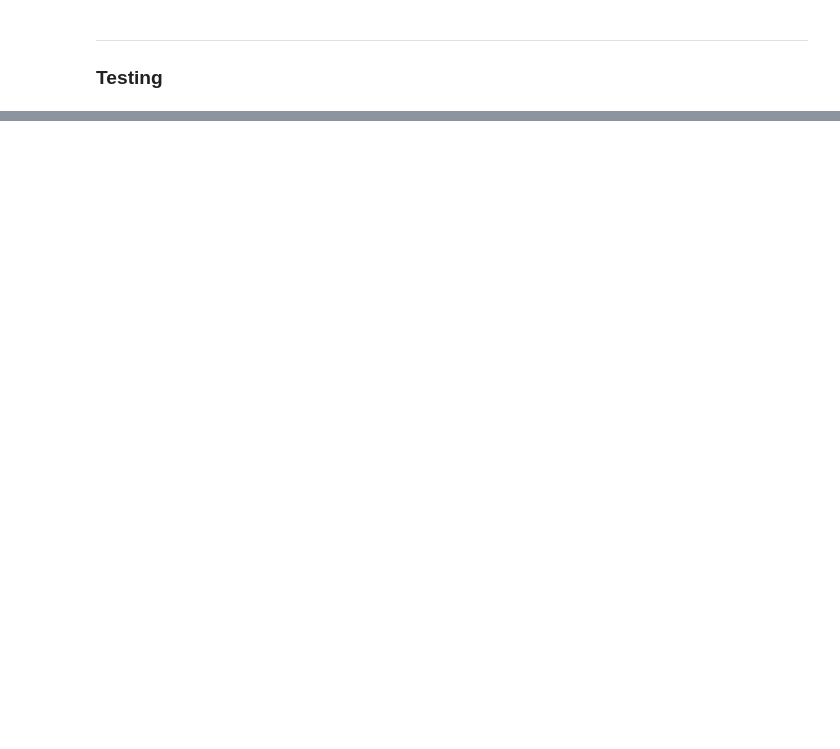
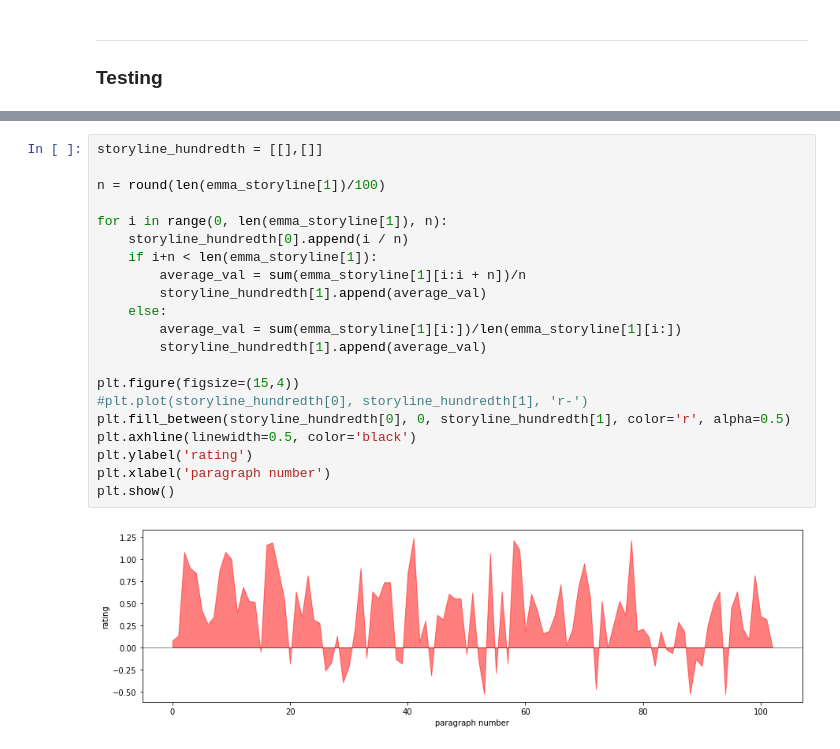
Before and after one commit to theairdemon/PlotGEN, a Jupyter notebook: v1_0.ipynb, the cells around one changed output, grey strips where cells are left out. Cells and saved outputs as stored; diff of their text form; blank space fills up the shorter version.

```diff
--- a/v1_0.ipynb
+++ b/v1_0.ipynb
@@ -113,0 +232,23 @@ print(cthulhu_sentence_graph)
+# %%
+storyline_hundredth = [[],[]]
+
+n = round(len(emma_storyline[1])/100)
+
+for i in range(0, len(emma_storyline[1]), n):
+    storyline_hundredth[0].append(i / n)
+    if i+n < len(emma_storyline[1]):
+        average_val = sum(emma_storyline[1][i:i + n])/n
+        storyline_hundredth[1].append(average_val)
+    else:
+        average_val = sum(emma_storyline[1][i:])/len(emma_storyline[1][i:])
+        storyline_hundredth[1].append(average_val)
+
+plt.figure(figsize=(15,4))
+#plt.plot(storyline_hundredth[0], storyline_hundredth[1], 'r-')
+plt.fill_between(storyline_hundredth[0], 0, storyline_hundredth[1], color='r', alpha=0.5)
+plt.axhline(linewidth=0.5, color='black')
+plt.ylabel('rating')
+plt.xlabel('paragraph number')
+plt.show()
+# %% [output]
+[figure, added]
```
Also changed, not shown: parts of 13 cells of this notebook, 3 other files.
